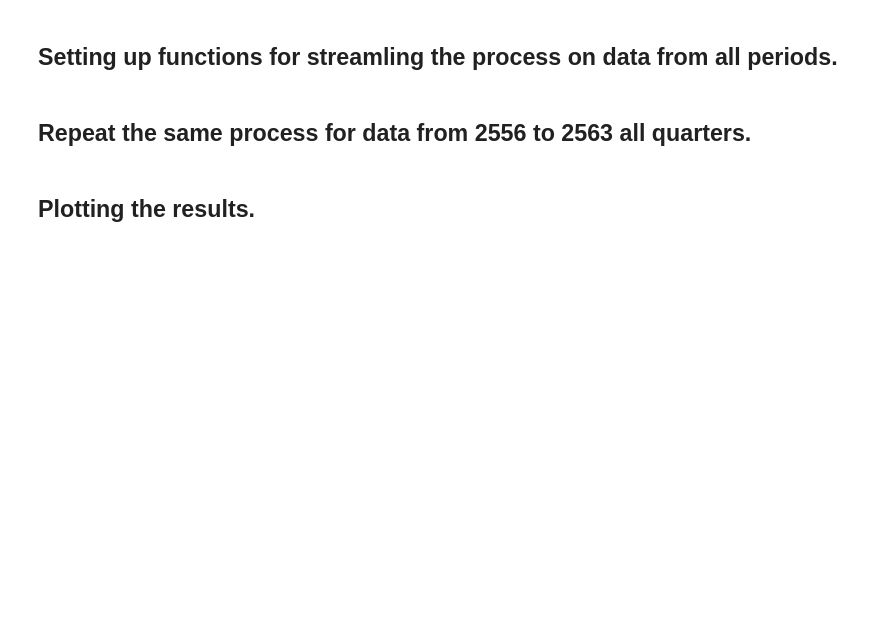
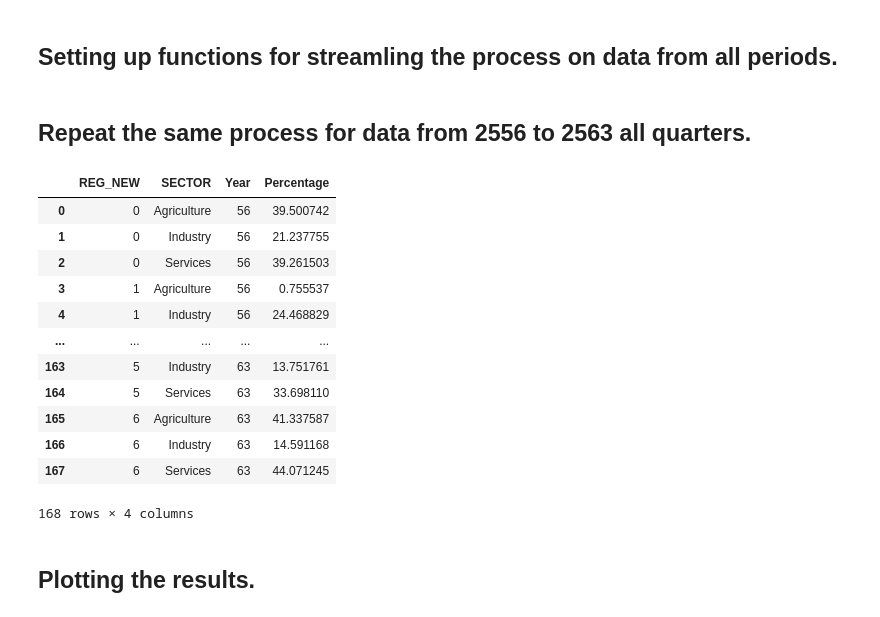
Before and after one commit to PhakphumJ/Thesis_code, a Jupyter notebook: LFS_code.ipynb, the cells around one changed output. Drawn from its saved outputs; the diff is of its cells as text; code cells hidden in the pictures; blank space fills up the shorter version.

```diff
--- a/LFS_code.ipynb
+++ b/LFS_code.ipynb
@@ -856,5 +858,21 @@ All_YEAR_YOUNG_SEC_annual_pct_final = pd.concat(All_YEAR_YOUNG_SEC_annual_pct.va
 All_YEAR_MIDDLE_SEC_annual_pct_final = pd.concat(All_YEAR_MIDDLE_SEC_annual_pct.values(), ignore_index = True)
 All_YEAR_OLD_AGE_SEC_annual_pct_final = pd.concat(All_YEAR_OLD_AGE_SEC_annual_pct.values(), ignore_index = True)
 All_YEAR_YOUNG_EDU_annual_pct_final = pd.concat(All_YEAR_YOUNG_EDU_annual_pct.values(), ignore_index = True)
+# %%
+All_YEAR_ALL_AGE_SEC_annual_pct_final
+# %% [output]
+|  | REG_NEW | SECTOR | Year | Percentage |
+| 0 | 0 | Agriculture | 56 | 39.500742 |
+| 1 | 0 | Industry | 56 | 21.237755 |
+| 2 | 0 | Services | 56 | 39.261503 |
+| 3 | 1 | Agriculture | 56 | 0.755537 |
+| 4 | 1 | Industry | 56 | 24.468829 |
+| ... | ... | ... | ... | ... |
+| 163 | 5 | Industry | 63 | 13.751761 |
+| 164 | 5 | Services | 63 | 33.698110 |
+| 165 | 6 | Agriculture | 63 | 41.337587 |
+| 166 | 6 | Industry | 63 | 14.591168 |
+| 167 | 6 | Services | 63 | 44.071245 |
+168 rows × 4 columns
 # %% [markdown]
 ## Plotting the results.
```
Also changed, not shown: parts of 2 cells of this notebook.
